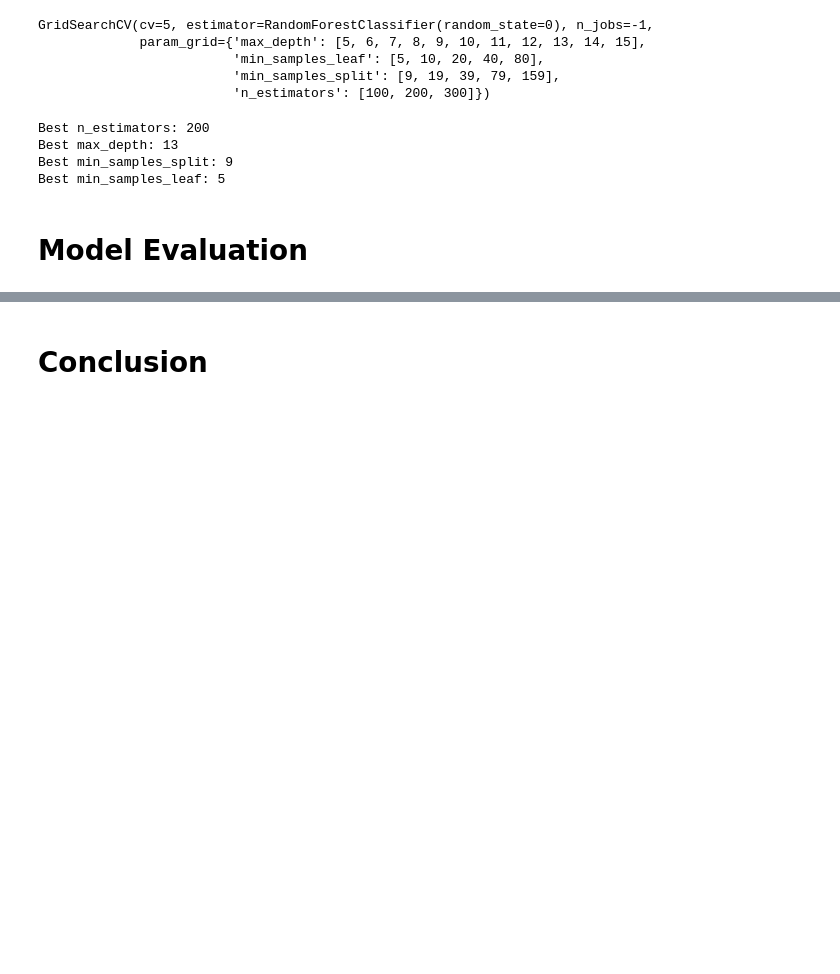
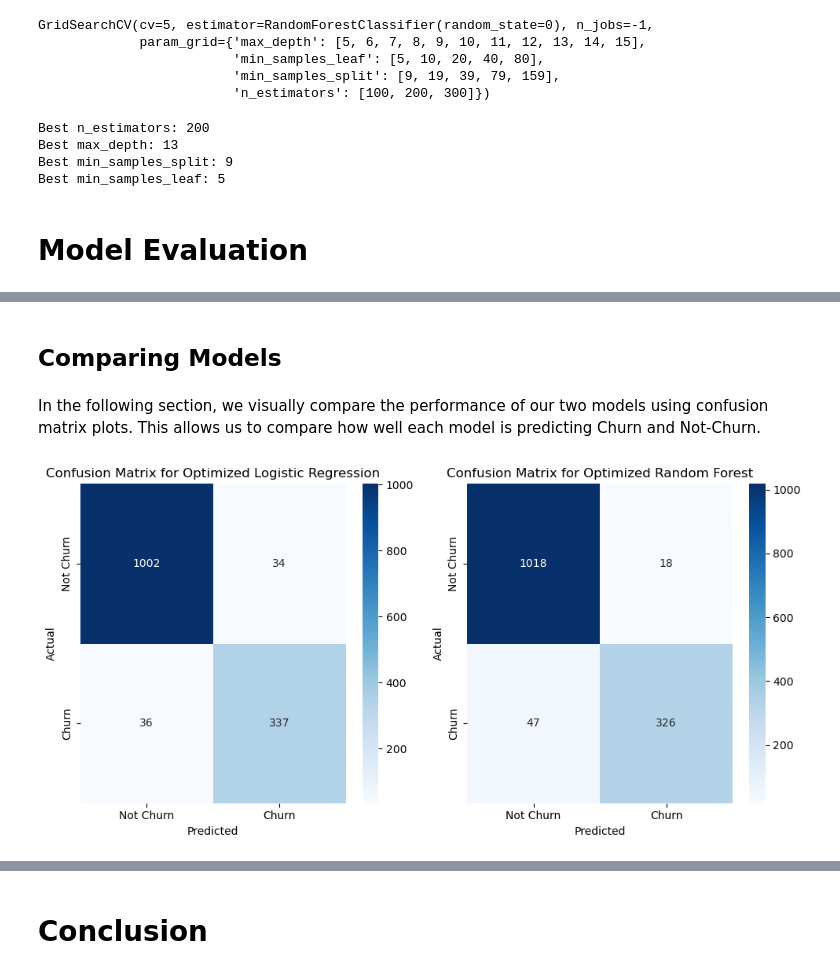
Before and after one commit to MxRaCohen/CustomerChurn, a Jupyter notebook: notebooks/Customer_Churn.ipynb, the cells around one changed output, grey strips where cells are left out. Saved outputs shown, nothing was run; the diff lists cells and outputs as text; code cells hidden in the pictures; blank space fills up the shorter version.

Commit message:
Finish model eval & conclusion

```diff
--- a/notebooks/Customer_Churn.ipynb
+++ b/notebooks/Customer_Churn.ipynb
@@ -1049,10 +1049,10 @@ logistic = LogisticRegression(solver='liblinear', random_state=0)  # liblinear s
 5-fold cross validation,and the number of jobs to run in parallel (n_jobs=-1) is set to -1, meaning using all processors.
 # %%
 # Create the grid search object
-grid_search = GridSearchCV(logistic, param_grid, cv=5, n_jobs=-1)
+log_grid_search = GridSearchCV(logistic, log_param_grid, cv=5, n_jobs=-1)
 
 # Fit the grid search to the training data
-grid_search.fit(X_train_res, y_train_res)
+log_grid_search.fit(X_train_res, y_train_res)
 # %% [output]
 GridSearchCV(cv=5,
              estimator=LogisticRegression(random_state=0, solver='liblinear'),
@@ -1119,0 +1126,9 @@ Now that we've chosen our final model and tuned its hyperparameters, we'll evalu
+# %%
+# Instantiate the model with the best hyperparameters
+logistic_opt = LogisticRegression(C=log_grid_search.best_params_['C'], penalty=log_grid_search.best_params_['penalty'], solver='liblinear', max_iter=1000, random_state=0)
+
+# Fit the model
+logistic_opt.fit(X_train_res, y_train_res)
+
+# Predict on the test data
+y_pred_opt_lr = logistic_opt.predict(X_test)
@@ -1119,0 +1165,13 @@ Now that we've chosen our final model and tuned its hyperparameters, we'll evalu
+# %%
+# Instantiate the model with the best hyperparameters
+random_forest_opt = RandomForestClassifier(n_estimators=grid_search.best_params_['n_estimators'],
+                                           max_depth=grid_search.best_params_['max_depth'],
+                                           min_samples_split=grid_search.best_params_['min_samples_split'],
+                                           min_samples_leaf=grid_search.best_params_['min_samples_leaf'],
+                                           random_state=0)
+
+# Fit the model
+random_forest_opt.fit(X_train_res, y_train_res)
+
+# Predict on the test data
+y_pred_opt_rf = random_forest_opt.predict(X_test)
@@ -1119,0 +1198,25 @@ Now that we've chosen our final model and tuned its hyperparameters, we'll evalu
+# %% [markdown]
+## Comparing Models
+# %% [markdown]
+In the following section, we visually compare the performance of our two models using confusion matrix plots. This allows us to compare how well each model is predicting Churn and Not-Churn.
+# %%
+fig, axes = plt.subplots(nrows=1, ncols=2, figsize=(10,5))
+
+# Confusion matrix plot for Logistic Regression
+cm_opt_lr = confusion_matrix(y_test, y_pred_opt_lr)
+sns.heatmap(cm_opt_lr, annot=True, fmt='d', cmap='Blues', xticklabels=['Not Churn', 'Churn'], yticklabels=['Not Churn', 'Churn'], ax=axes[0])
+axes[0].set_xlabel('Predicted')
+axes[0].set_ylabel('Actual')
+axes[0].set_title('Confusion Matrix for Optimized Logistic Regression')
+
+# Confusion matrix plot for Random Forest
+cm_opt_rf = confusion_matrix(y_test, y_pred_opt_rf)
+sns.heatmap(cm_opt_rf, annot=True, fmt='d', cmap='Blues', xticklabels=['Not Churn', 'Churn'], yticklabels=['Not Churn', 'Churn'], ax=axes[1])
+axes[1].set_xlabel('Predicted')
+axes[1].set_ylabel('Actual')
+axes[1].set_title('Confusion Matrix for Optimized Random Forest')
+
+plt.tight_layout()
+plt.show()
+# %% [output]
+[figure, added]
```
Also changed, not shown: parts of 15 cells of this notebook.
